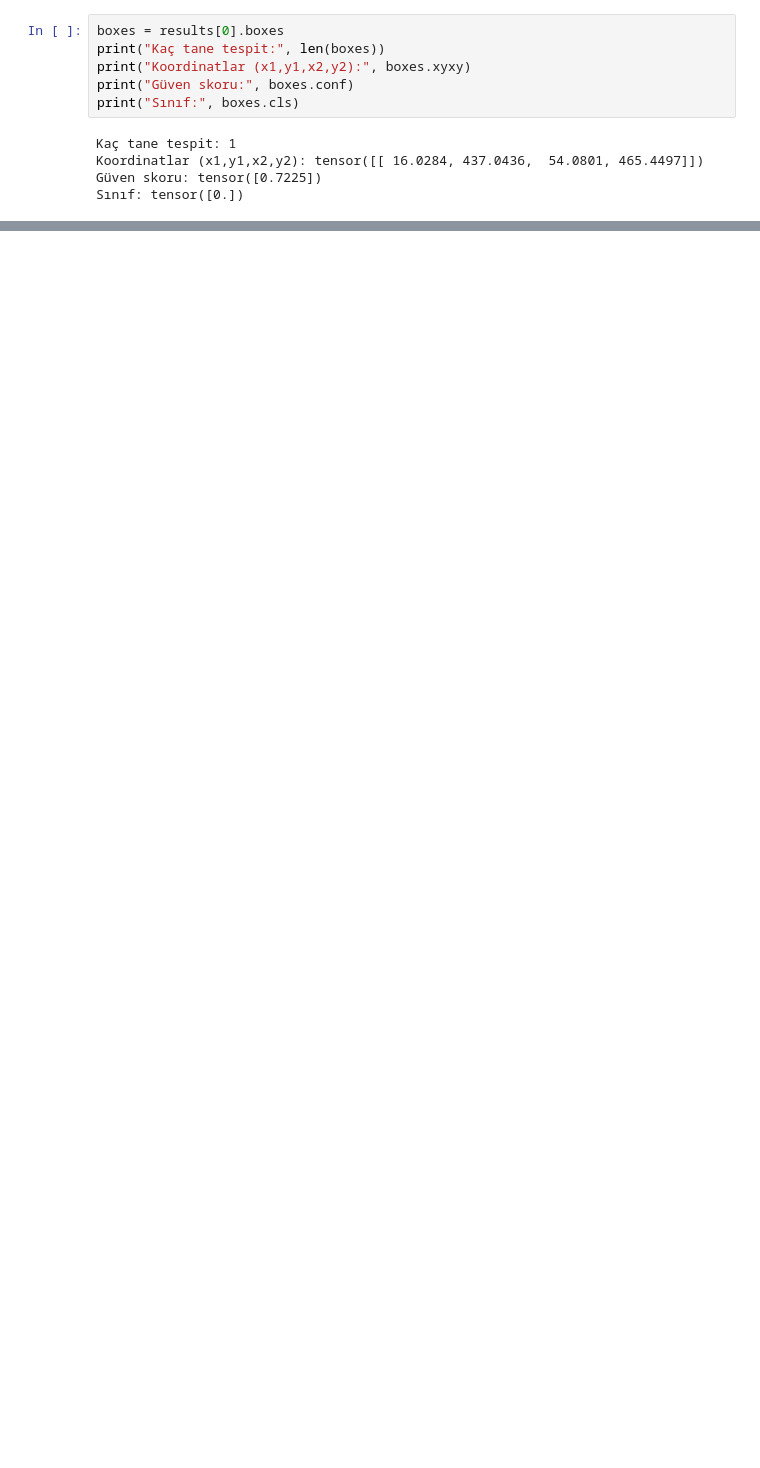
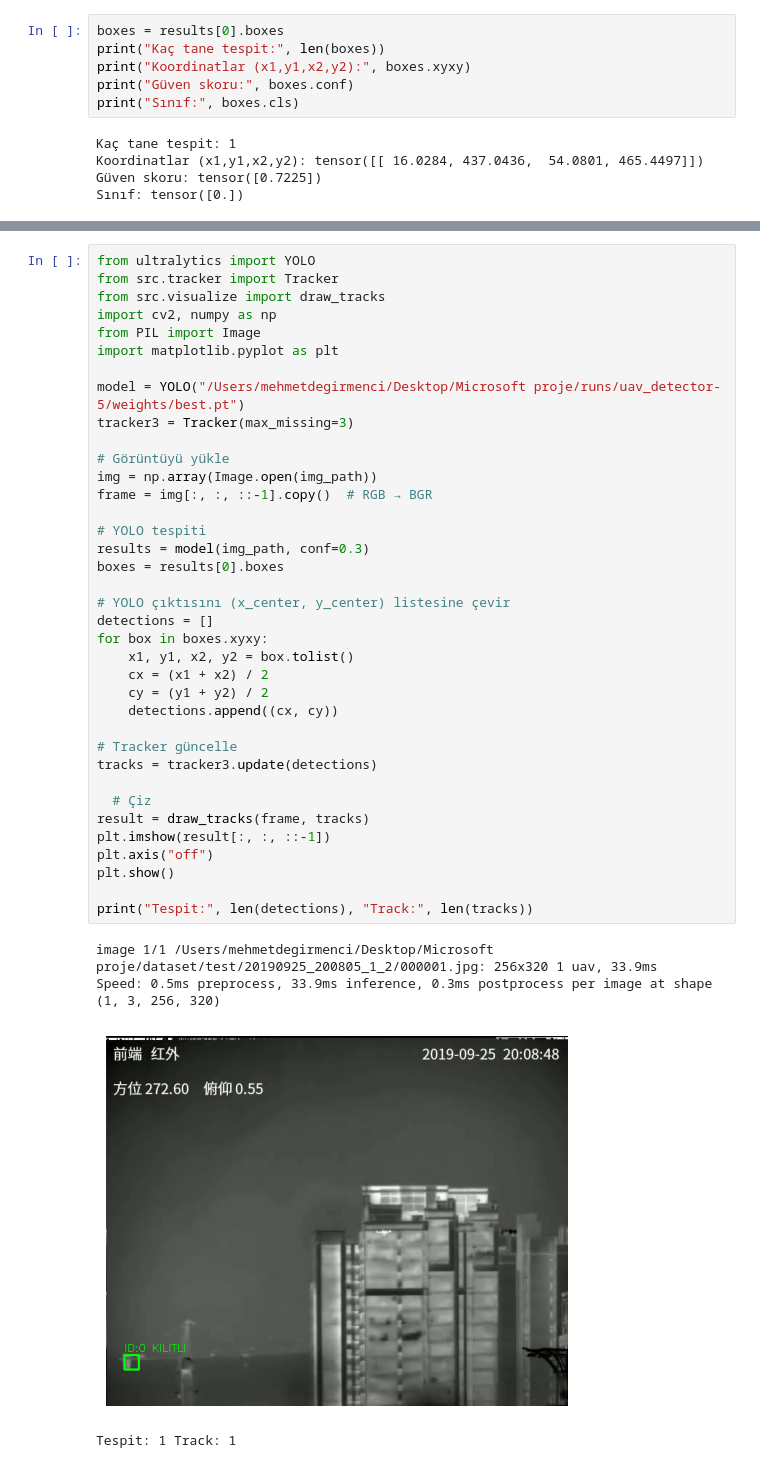
Before and after one commit to degirmencimehmet/MicrosoftProje, a Jupyter notebook: src/test_model.ipynb, the cells around one changed output, grey strips where cells are left out. Saved outputs shown, nothing was run; the diff lists cells and outputs as text; blank space fills up the shorter version.

```diff
--- a/src/test_model.ipynb
+++ b/src/test_model.ipynb
@@ -123,0 +199,42 @@ YOLO kayboldu, sadece tahminle devam:
+# %%
+from ultralytics import YOLO
+from src.tracker import Tracker
+from src.visualize import draw_tracks
+import cv2, numpy as np
+from PIL import Image
+import matplotlib.pyplot as plt
+
+model = YOLO("/Users/mehmetdegirmenci/Desktop/Microsoft proje/runs/uav_detector-5/weights/best.pt")
+tracker3 = Tracker(max_missing=3)
+
+# Görüntüyü yükle
+img = np.array(Image.open(img_path))
+frame = img[:, :, ::-1].copy()  # RGB → BGR
+
+# YOLO tespiti
+results = model(img_path, conf=0.3)
+boxes = results[0].boxes
+
+# YOLO çıktısını (x_center, y_center) listesine çevir
+detections = []
+for box in boxes.xyxy:
+    x1, y1, x2, y2 = box.tolist()
+    cx = (x1 + x2) / 2
+    cy = (y1 + y2) / 2
+    detections.append((cx, cy))
+
+# Tracker güncelle
+tracks = tracker3.update(detections)
+
+  # Çiz
+result = draw_tracks(frame, tracks)
+plt.imshow(result[:, :, ::-1])
+plt.axis("off")
+plt.show()
+
+print("Tespit:", len(detections), "Track:", len(tracks))
+# %% [output]
+image 1/1 /Users/mehmetdegirmenci/Desktop/Microsoft proje/dataset/test/20190925_200805_1_2/000001.jpg: 256x320 1 uav, 33.9ms
+Speed: 0.5ms preprocess, 33.9ms inference, 0.3ms postprocess per image at shape (1, 3, 256, 320)
+[figure, added]
+Tespit: 1 Track: 1
```
Also changed, not shown: parts of 16 cells of this notebook, 10 other files.
